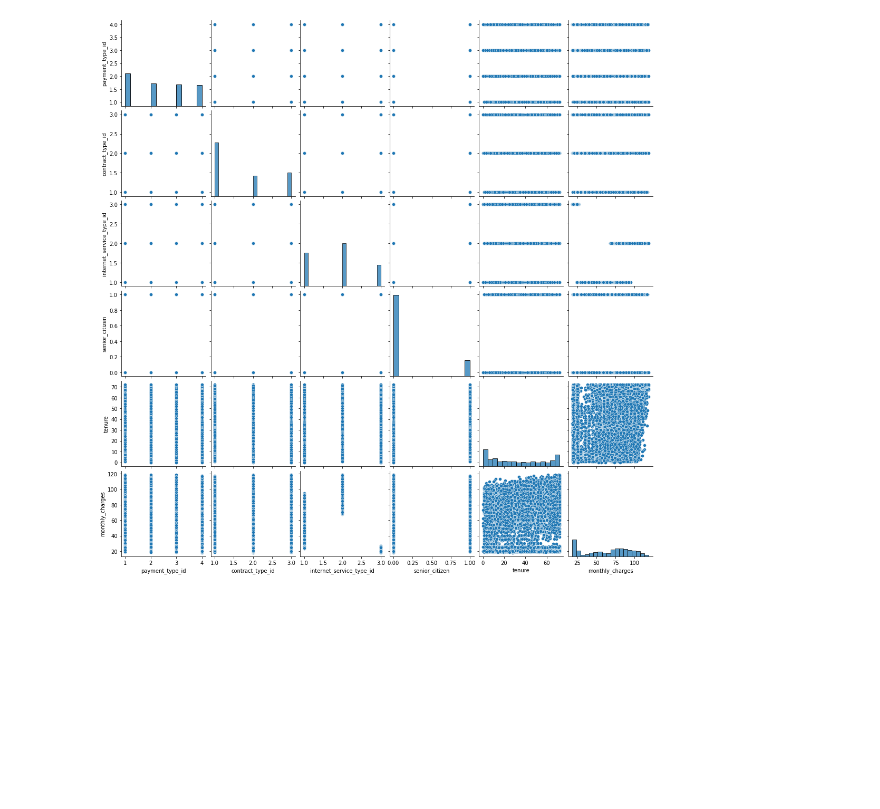
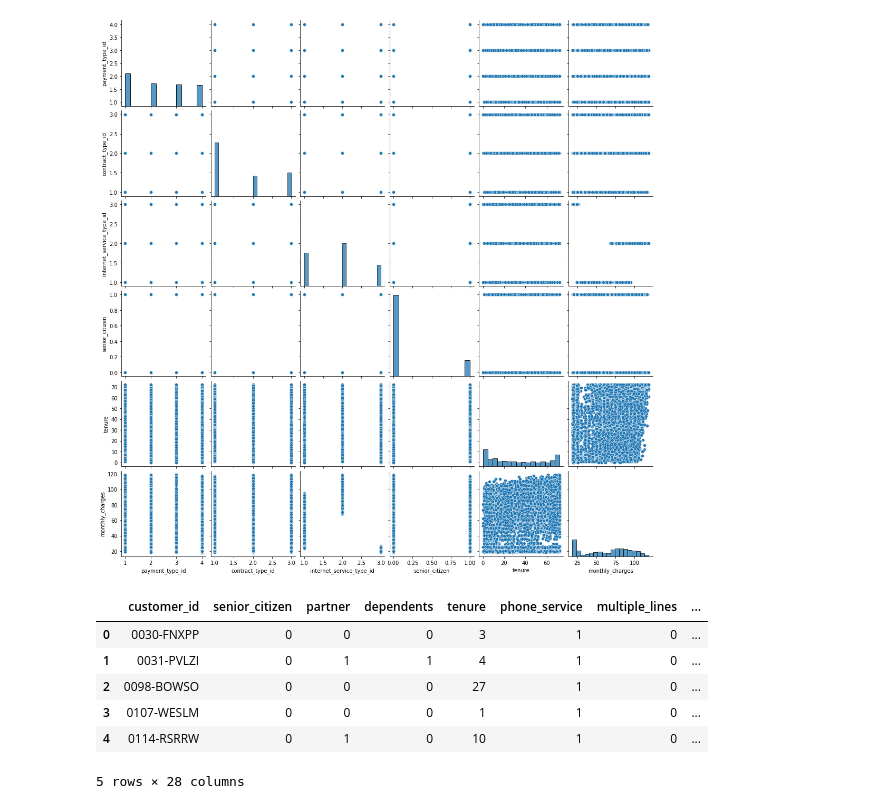
Before and after one commit to chriseverts/Telco_Classification_Project, a Jupyter notebook: first_notebook.ipynb, the cells around one changed output. Cells and saved outputs as stored; diff of their text form; code cells hidden in the pictures; blank space fills up the shorter version.

```diff
--- a/first_notebook.ipynb
+++ b/first_notebook.ipynb
@@ -203,3 +118,0 @@ df
-# %%
-#2.) Drop the customer_id columns.
-df = df.drop(columns =['customer_id'])
@@ -300,0 +132,13 @@ y_pred = rf.predict(X_df_train)
+# %%
+##embedded within prep function.
+df = clean_telco_churn(df)
+# %%
+df.head()
+# %% [output]
+|  | customer_id | senior_citizen | partner | dependents | tenure | phone_service | multiple_lines | ... |
+| 0 | 0030-FNXPP | 0 | 0 | 0 | 3 | 1 | 0 | ... |
+| 1 | 0031-PVLZI | 0 | 1 | 1 | 4 | 1 | 0 | ... |
+| 2 | 0098-BOWSO | 0 | 0 | 0 | 27 | 1 | 0 | ... |
+| 3 | 0107-WESLM | 0 | 0 | 0 | 1 | 1 | 0 | ... |
+| 4 | 0114-RSRRW | 0 | 1 | 0 | 10 | 1 | 0 | ... |
+5 rows × 28 columns
```
Also changed, not shown: parts of 26 cells of this notebook.
